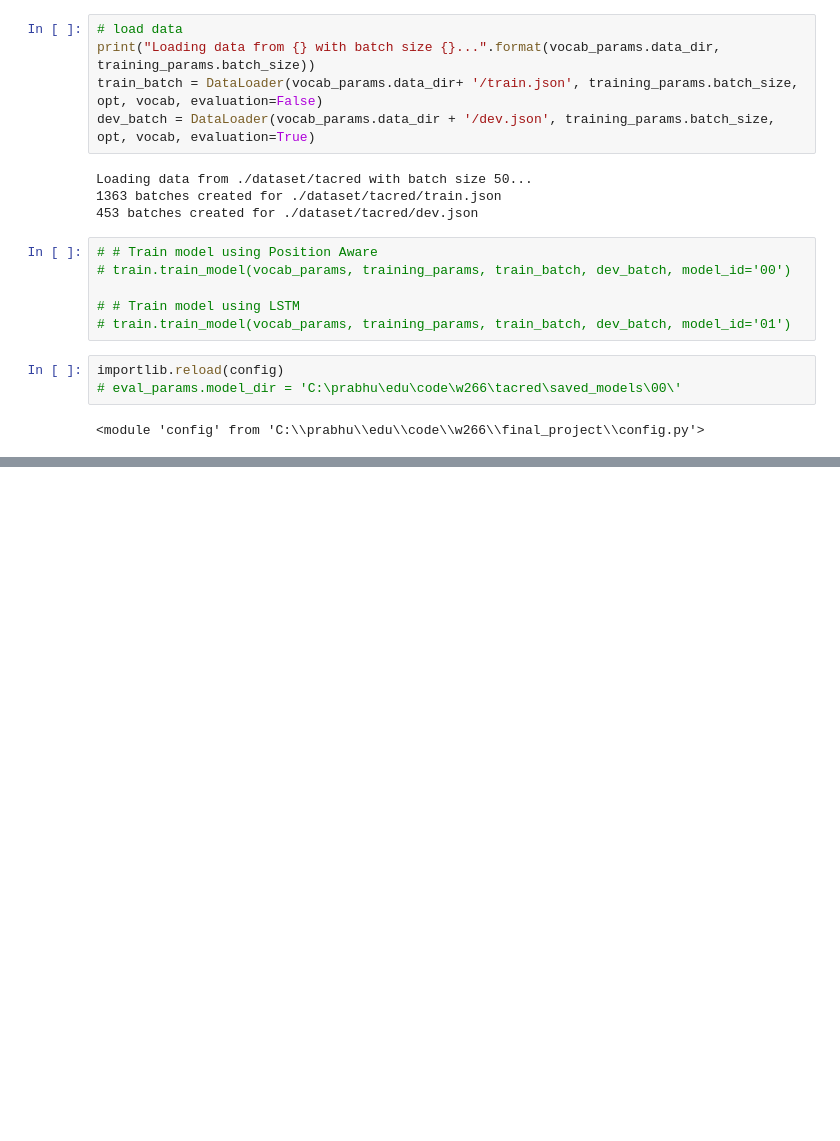
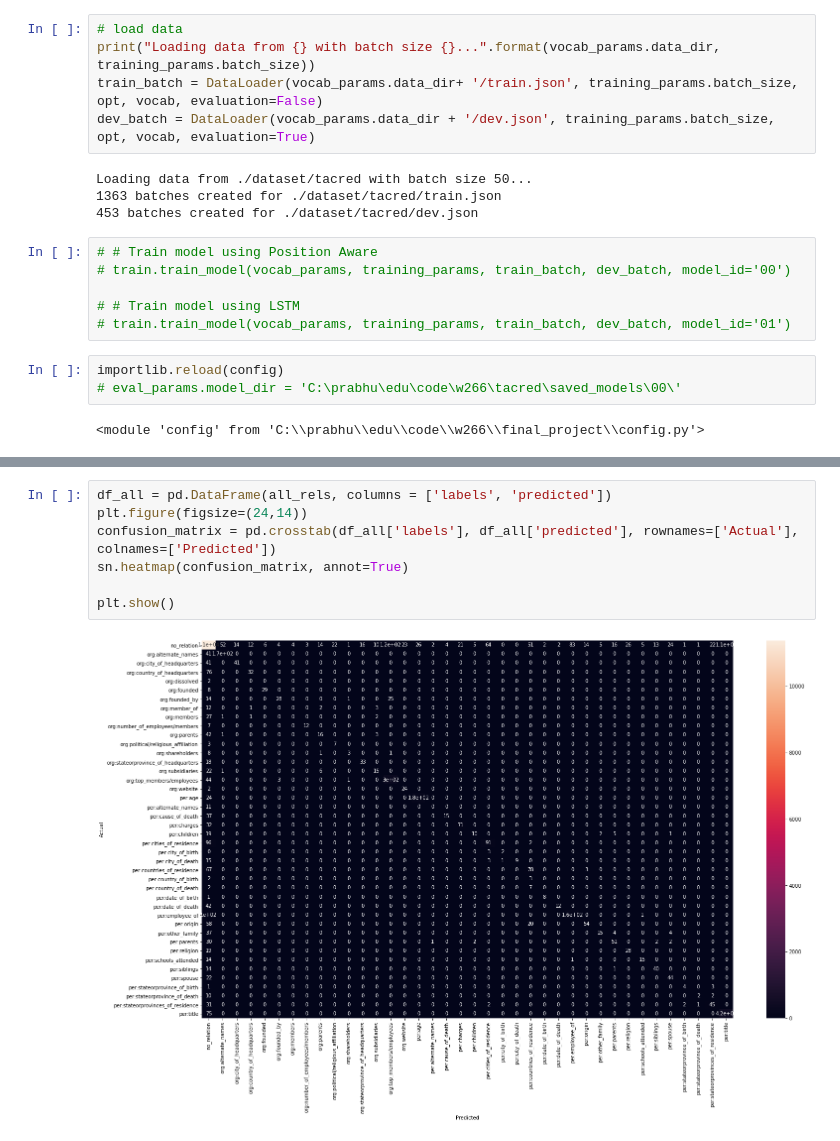
Before and after one commit to pnarsina/w266_final, a Jupyter notebook: NER_RE_PNarsina.ipynb, the cells around one changed output, grey strips where cells are left out. Saved outputs shown, nothing was run; the diff lists cells and outputs as text; blank space fills up the shorter version.

```diff
--- a/NER_RE_PNarsina.ipynb
+++ b/NER_RE_PNarsina.ipynb
@@ -108,0 +120,9 @@ def guess_encoding(csv_file):
+# %%
+df_all = pd.DataFrame(all_rels, columns = ['labels', 'predicted'])
+plt.figure(figsize=(24,14))
+confusion_matrix = pd.crosstab(df_all['labels'], df_all['predicted'], rownames=['Actual'], colnames=['Predicted'])
+sn.heatmap(confusion_matrix, annot=True)
+
+plt.show()
+# %% [output]
+[figure, added]
```
Also changed, not shown: parts of 5 cells of this notebook, 1 other file.
